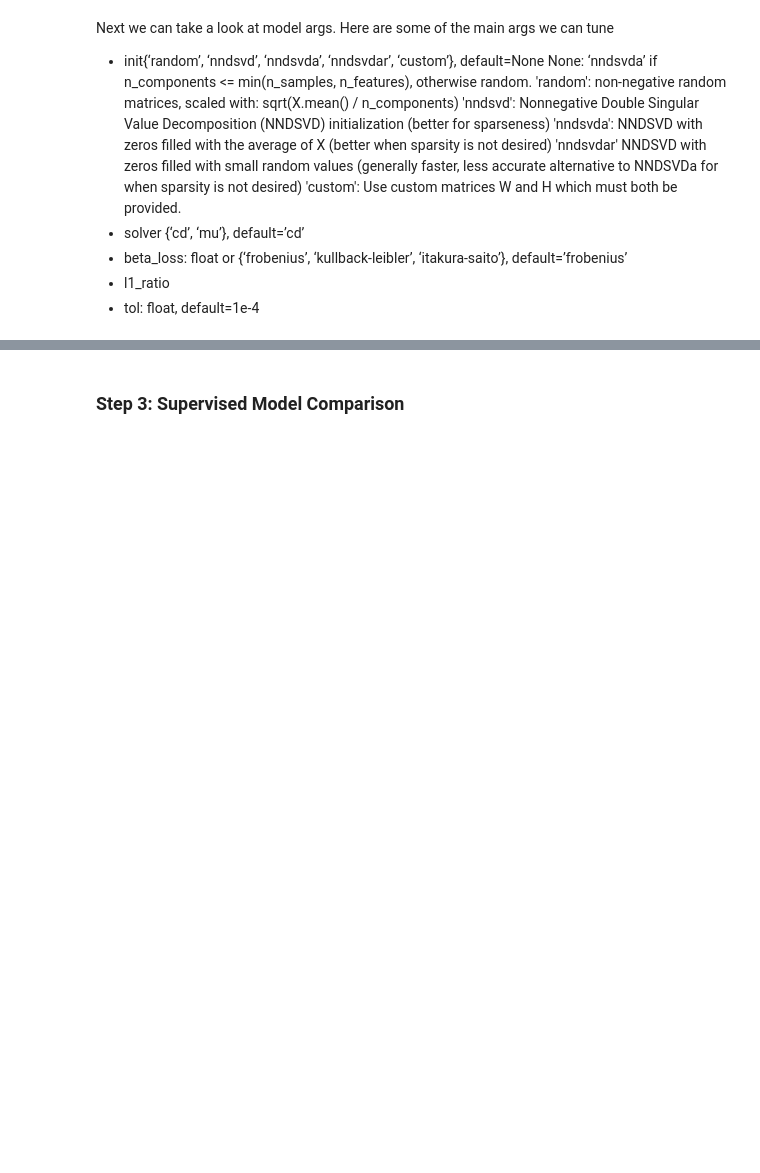
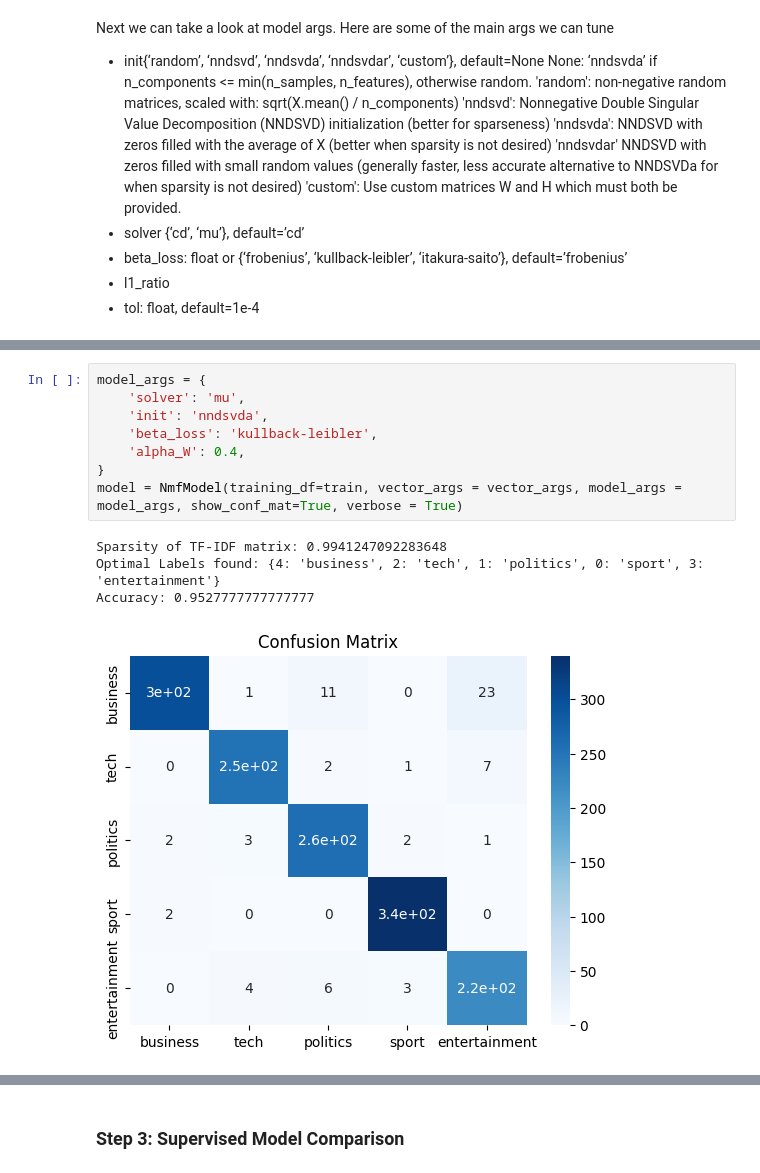
Before and after one commit to iffigueroa/kaggle-competitions, a Jupyter notebook: bbc-news-classification.ipynb, the cells around one changed output, grey strips where cells are left out. Cells and saved outputs as stored; diff of their text form; blank space fills up the shorter version.

```diff
--- a/bbc-news-classification.ipynb
+++ b/bbc-news-classification.ipynb
@@ -441,0 +528,13 @@ NmfModel(y=train['Category'], model_args = model_args)
+# %%
+model_args = {
+    'solver': 'mu',
+    'init': 'nndsvda',
+    'beta_loss': 'kullback-leibler',
+    'alpha_W': 0.4,
+}
+model = NmfModel(training_df=train, vector_args = vector_args, model_args = model_args, show_conf_mat=True, verbose = True)
+# %% [output]
+Sparsity of TF-IDF matrix: 0.9941247092283648
+Optimal Labels found: {4: 'business', 2: 'tech', 1: 'politics', 0: 'sport', 3: 'entertainment'}
+Accuracy: 0.9527777777777777
+[figure, added]
```
Also changed, not shown: parts of 19 cells of this notebook.
